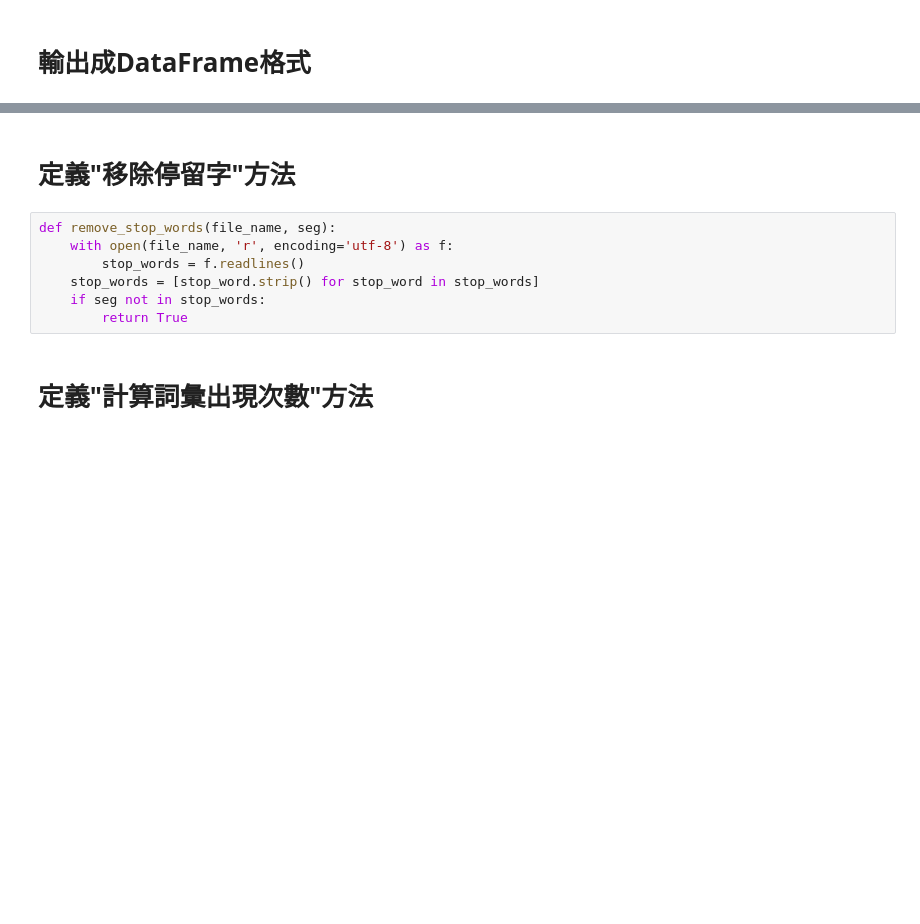
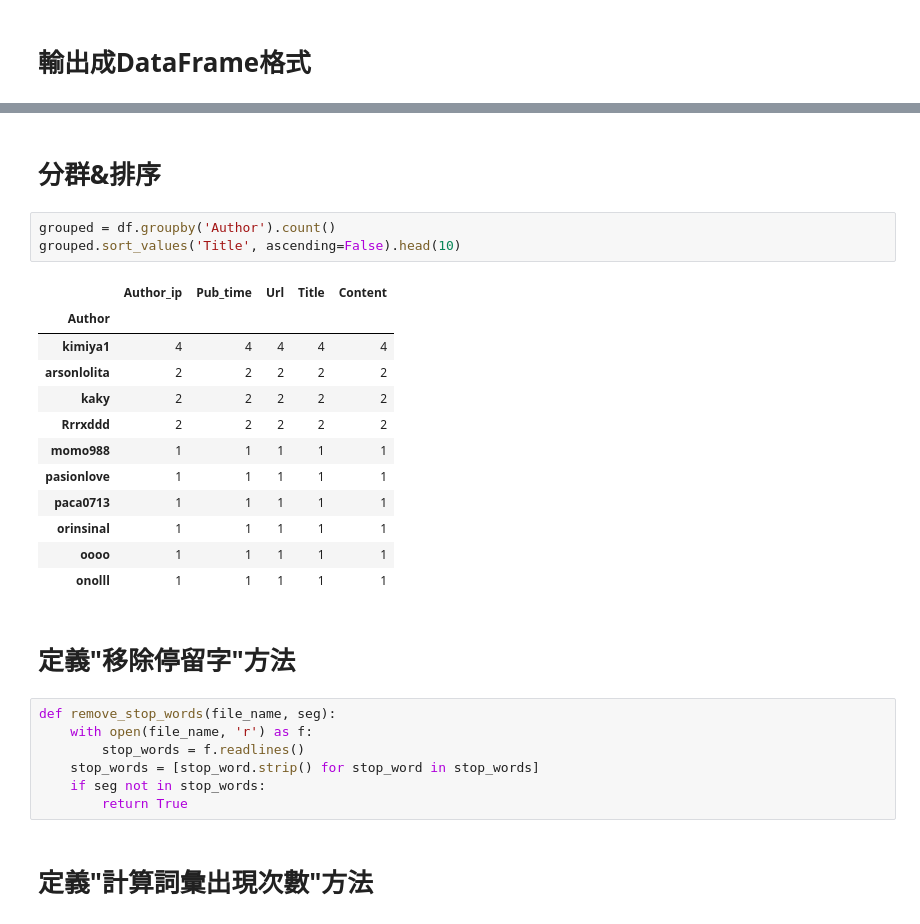
Before and after one commit to okayell/1st-PyCrawlerMarathon, a Jupyter notebook: homework/Final_Project/Final_Project.ipynb, the cells around one changed output, grey strips where cells are left out. Cells and saved outputs as stored; diff of their text form; blank space fills up the shorter version.

```diff
--- a/homework/Final_Project/Final_Project.ipynb
+++ b/homework/Final_Project/Final_Project.ipynb
@@ -48,8 +61,26 @@ df.head()
+# %% [markdown]
+# <strong>分群&排序
+# %%
+grouped = df.groupby('Author').count()
+grouped.sort_values('Title', ascending=False).head(10)
+# %% [output]
+|  | Author_ip | Pub_time | Url | Title | Content |
+| Author |  |  |  |  |  |
+| kimiya1 | 4 | 4 | 4 | 4 | 4 |
+| arsonlolita | 2 | 2 | 2 | 2 | 2 |
+| kaky | 2 | 2 | 2 | 2 | 2 |
+| Rrrxddd | 2 | 2 | 2 | 2 | 2 |
+| momo988 | 1 | 1 | 1 | 1 | 1 |
+| pasionlove | 1 | 1 | 1 | 1 | 1 |
+| paca0713 | 1 | 1 | 1 | 1 | 1 |
+| orinsinal | 1 | 1 | 1 | 1 | 1 |
+| oooo | 1 | 1 | 1 | 1 | 1 |
+| onolll | 1 | 1 | 1 | 1 | 1 |
 # %% [markdown]
 # <strong>定義"移除停留字"方法
 # %%
 def remove_stop_words(file_name, seg):
-    with open(file_name, 'r', encoding='utf-8') as f:
+    with open(file_name, 'r') as f:
         stop_words = f.readlines()
     stop_words = [stop_word.strip() for stop_word in stop_words]
     if seg not in stop_words:
```
Also changed, not shown: parts of 3 cells of this notebook, 1 other file.
